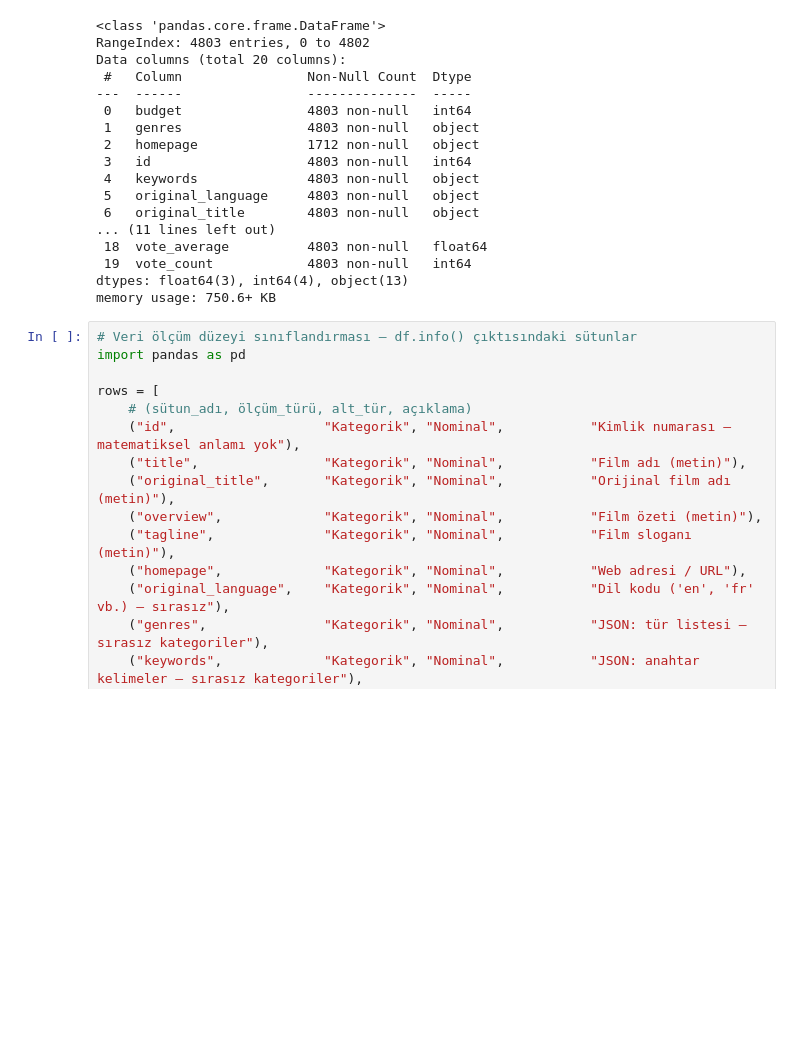
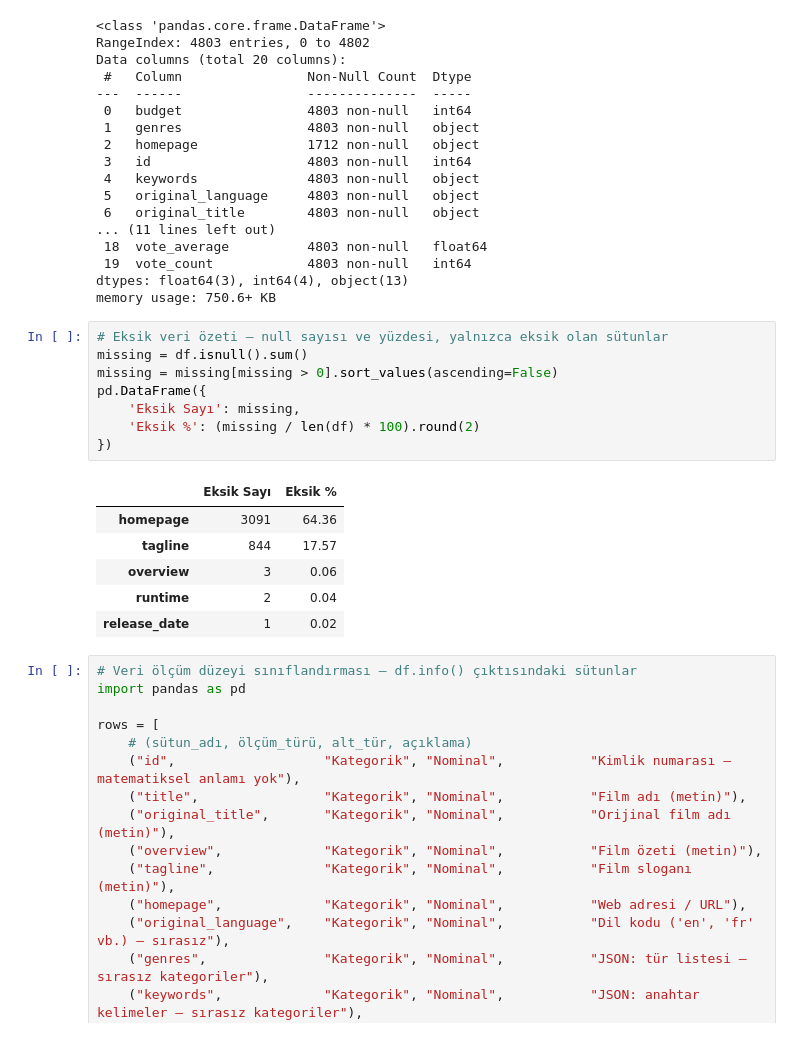
Before and after one commit to UgurIpekduzen/tmdb-hit-classifier, a Jupyter notebook: preprocess.ipynb, the cells around one changed output. Cells and saved outputs as stored; diff of their text form; blank space fills up the shorter version.

```diff
--- a/preprocess.ipynb
+++ b/preprocess.ipynb
@@ -83,6 +83,21 @@ Data columns (total 20 columns):
  19  vote_count            4803 non-null   int64
 dtypes: float64(3), int64(4), object(13)
 memory usage: 750.6+ KB
+# %%
+# Eksik veri özeti — null sayısı ve yüzdesi, yalnızca eksik olan sütunlar
+missing = df.isnull().sum()
+missing = missing[missing > 0].sort_values(ascending=False)
+pd.DataFrame({
+    'Eksik Sayı': missing,
+    'Eksik %': (missing / len(df) * 100).round(2)
+})
+# %% [output]
+|  | Eksik Sayı | Eksik % |
+| homepage | 3091 | 64.36 |
+| tagline | 844 | 17.57 |
+| overview | 3 | 0.06 |
+| runtime | 2 | 0.04 |
+| release_date | 1 | 0.02 |
 # %%
 # Veri ölçüm düzeyi sınıflandırması — df.info() çıktısındaki sütunlar
 import pandas as pd
```
Also changed, not shown: parts of 13 cells of this notebook, 7 other files.
